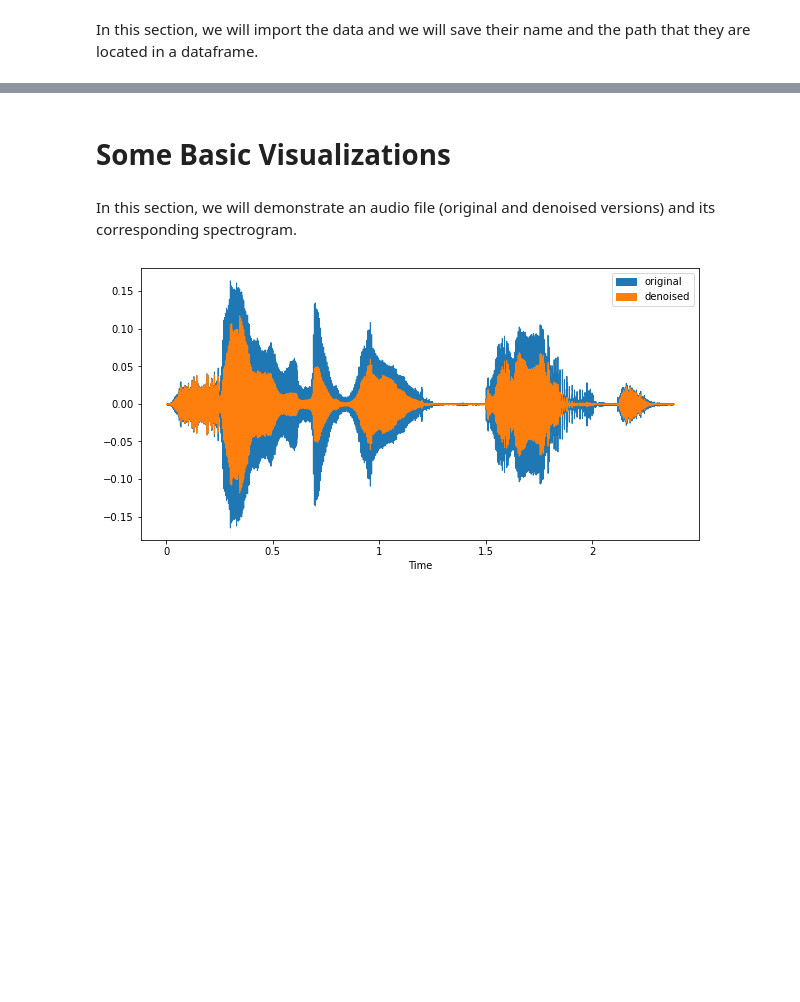
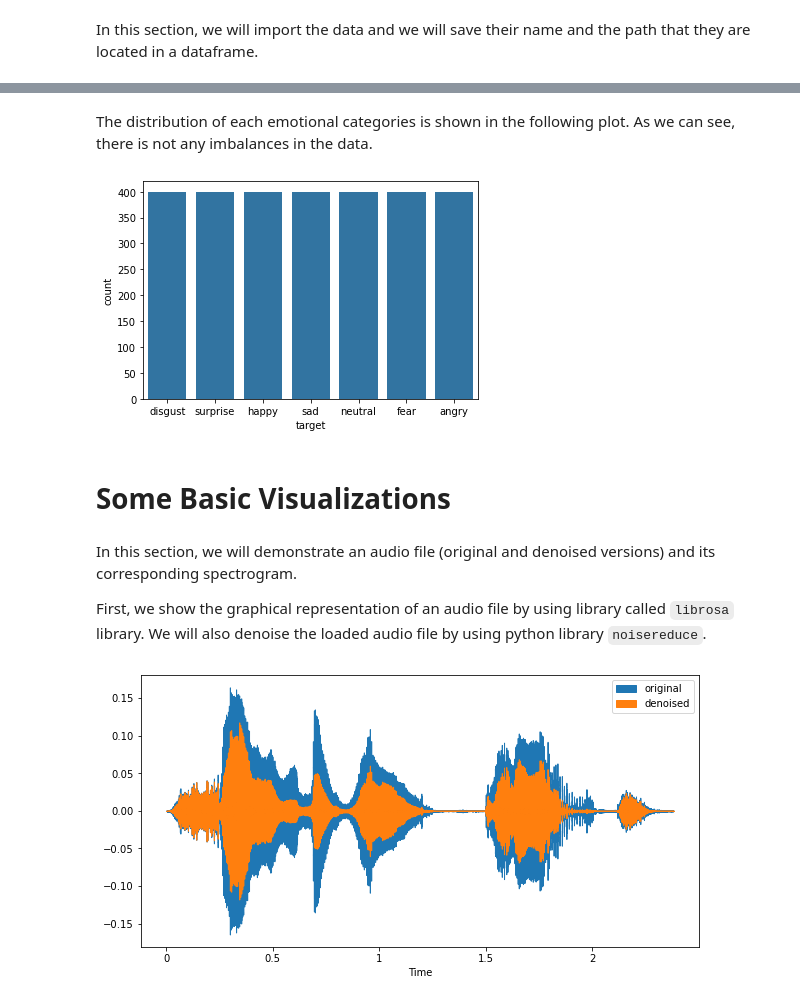
Before and after one commit to miladshiraniUCB/Emotion-Detection-in-Speech, a Jupyter notebook: Notebook/EDA-and-Data-Visualization.ipynb, the cells around one changed output, grey strips where cells are left out. Cells and saved outputs as stored; diff of their text form; code cells hidden in the pictures; blank space fills up the shorter version.

```diff
--- a/Notebook/EDA-and-Data-Visualization.ipynb
+++ b/Notebook/EDA-and-Data-Visualization.ipynb
@@ -78,7 +96,15 @@ len(df)
+# %% [markdown]
+The distribution of each emotional categories is shown in the following plot. As we can see, there is not any imbalances in the data.
+# %%
+sns.countplot(x = "target", data = df, color = "tab:blue");
+# %% [output]
+[figure, added]
 # %% [markdown]
 # Some Basic Visualizations
 # %% [markdown]
 In this section, we will demonstrate an audio file (original and denoised versions) and its corresponding spectrogram.
+
+First, we show the graphical representation of an audio file by using library called `librosa` library. We will also denoise the loaded audio file by using python library `noisereduce`.
 # %%
 example_id = 0
 audio_path = df["path"].iloc[example_id]
```
Also changed, not shown: parts of 12 cells of this notebook.
